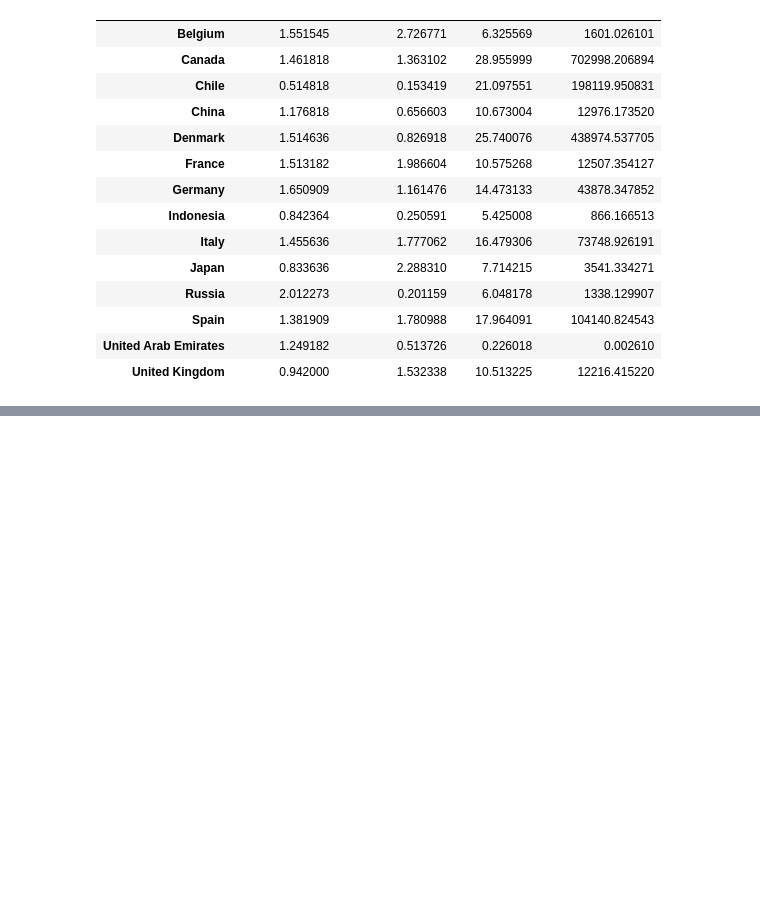
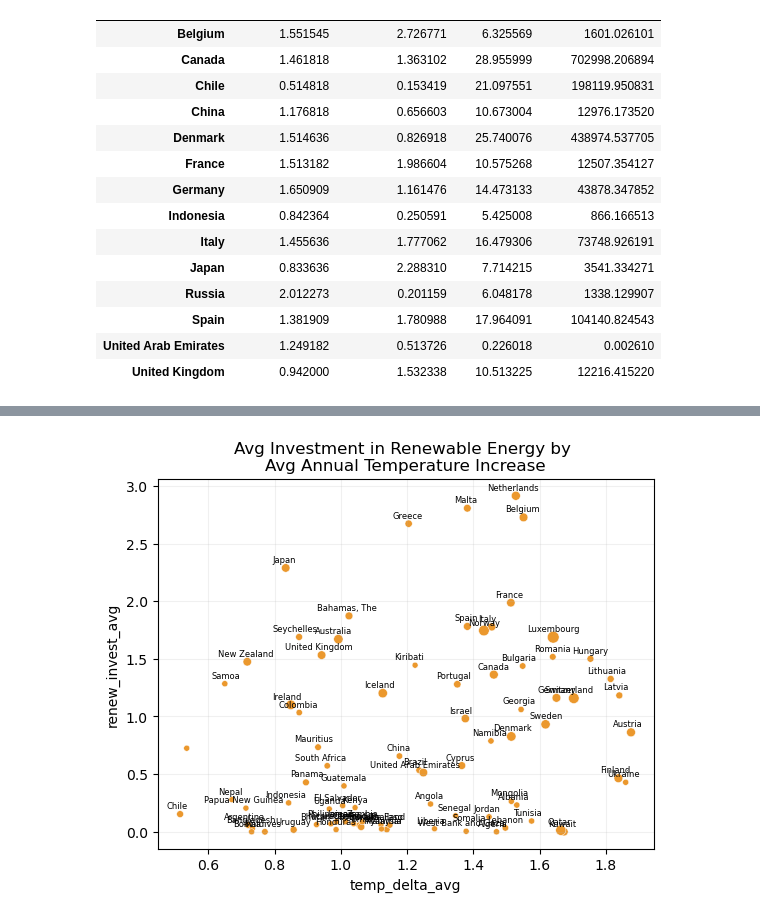
Before and after one commit to simonabors/worlddataviz, a Jupyter notebook: What_just_happened_viz.ipynb, the cells around one changed output, grey strips where cells are left out. Drawn from its saved outputs; the diff is of its cells as text; code cells hidden in the pictures; blank space fills up the shorter version.

Commit message:
added GDP_per_capita and all countries to plot

```diff
--- a/What_just_happened_viz.ipynb
+++ b/What_just_happened_viz.ipynb
@@ -313,0 +331,7 @@ plt.show()
+# %%
+gdp_per_capita_avg = gdp_per_capita.rename(columns={'Country Name': 'Country'})
+gdp_per_capita_avg['gdp_per_capita_avg'] = (gdp_per_capita_avg['2010'] + gdp_per_capita_avg['2011'] + gdp_per_capita_avg['2012'] + gdp_per_capita_avg['2013'] + gdp_per_capita_avg['2014'] + gdp_per_capita_avg['2015'] + gdp_per_capita_avg['2016'] + gdp_per_capita_avg['2017'] + gdp_per_capita_avg['2018'] + gdp_per_capita_avg['2019'] + gdp_per_capita_avg['2020']) / 11
+gdp_per_capita_avg = gdp_per_capita_avg.drop(['2010', '2011', '2012', '2013', '2014', '2015', '2016', '2017', '2018', '2019', '2020'], axis=1)
+gdp_per_capita_avg = gdp_per_capita_avg.set_index('Country')
+
+gdp_per_capita_avg.head(3)
@@ -313,0 +344,8 @@ plt.show()
+# %%
+temp_delta2 = pd.read_csv('./data/Annual_Surface_Temperature_Change.csv').set_index('Country')
+temp_delta2 = temp_delta2[['F2010', 'F2011', 'F2012', 'F2013', 'F2014', 'F2015', 'F2016', 'F2017', 'F2018', 'F2019', 'F2020']]
+
+temp_delta_avg2 = temp_delta2
+temp_delta_avg2['temp_delta_avg'] = (temp_delta_avg2['F2010'] + temp_delta_avg2['F2011'] + temp_delta_avg2['F2012'] + temp_delta_avg2['F2013'] + temp_delta_avg2['F2014'] + temp_delta_avg2['F2015'] + temp_delta_avg2['F2016'] + temp_delta_avg2['F2017'] + temp_delta_avg2['F2018'] + temp_delta_avg2['F2019'] + temp_delta_avg2['F2020']) / 11
+temp_delta_avg2 = temp_delta_avg2.drop(['F2010', 'F2011', 'F2012', 'F2013', 'F2014', 'F2015', 'F2016', 'F2017', 'F2018', 'F2019', 'F2020'], axis=1)
+temp_delta_avg2.head(5)
@@ -313,0 +360,5 @@ plt.show()
+# %%
+renew_invest_avg2 = expend
+renew_invest_avg2['renew_invest_avg'] = (renew_invest_avg2['F2010'] + renew_invest_avg2['F2011'] + renew_invest_avg2['F2012'] + renew_invest_avg2['F2013'] + renew_invest_avg2['F2014'] + renew_invest_avg2['F2015'] + renew_invest_avg2['F2016'] + renew_invest_avg2['F2017'] + renew_invest_avg2['F2018'] + renew_invest_avg2['F2019'] + renew_invest_avg2['F2020']) / 11
+renew_invest_avg2 = renew_invest_avg2.drop(['F2010', 'F2011', 'F2012', 'F2013', 'F2014', 'F2015', 'F2016', 'F2017', 'F2018', 'F2019', 'F2020'], axis=1)
+renew_invest_avg2.head(5)
@@ -313,0 +373,4 @@ plt.show()
+# %%
+invest_vs_impact2 = pd.merge(temp_delta_avg2, renew_invest_avg2, left_on=temp_delta_avg2.index, right_on=renew_invest_avg2.index).rename(columns={'key_0': 'Country'}).set_index('Country')
+invest_vs_impact2 = pd.merge(invest_vs_impact2, gdp_per_capita_avg, left_on=invest_vs_impact2.index, right_on=gdp_per_capita_avg.index).rename(columns={'key_0': 'Country'}).set_index('Country')
+invest_vs_impact2.head(5)
@@ -313,0 +385,11 @@ plt.show()
+# %%
+sns.scatterplot(data=invest_vs_impact2, x='temp_delta_avg', y='renew_invest_avg', size='gdp_per_capita_avg', legend=False, color='#eb982d')
+plt.title('Avg Investment in Renewable Energy by \nAvg Annual Temperature Increase')
+plt.grid(alpha=0.18)
+
+for i, txt in enumerate(invest_vs_impact2.index):
+    plt.annotate(txt, (invest_vs_impact2['temp_delta_avg'][i] - (0.008 * len(txt)), invest_vs_impact2['renew_invest_avg'][i] + 0.05), fontsize=6)
+
+plt.show()
+# %% [output]
+[figure, added]
```
Also changed, not shown: parts of 13 cells of this notebook, 1 other file.
